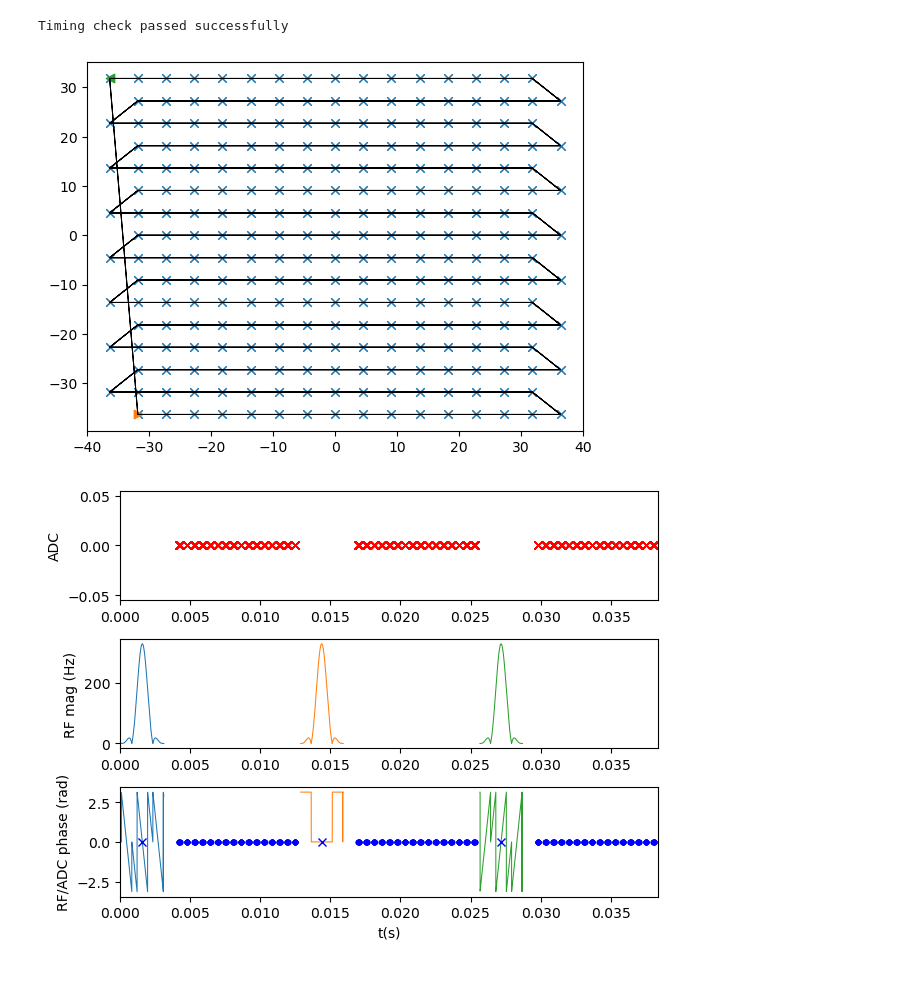
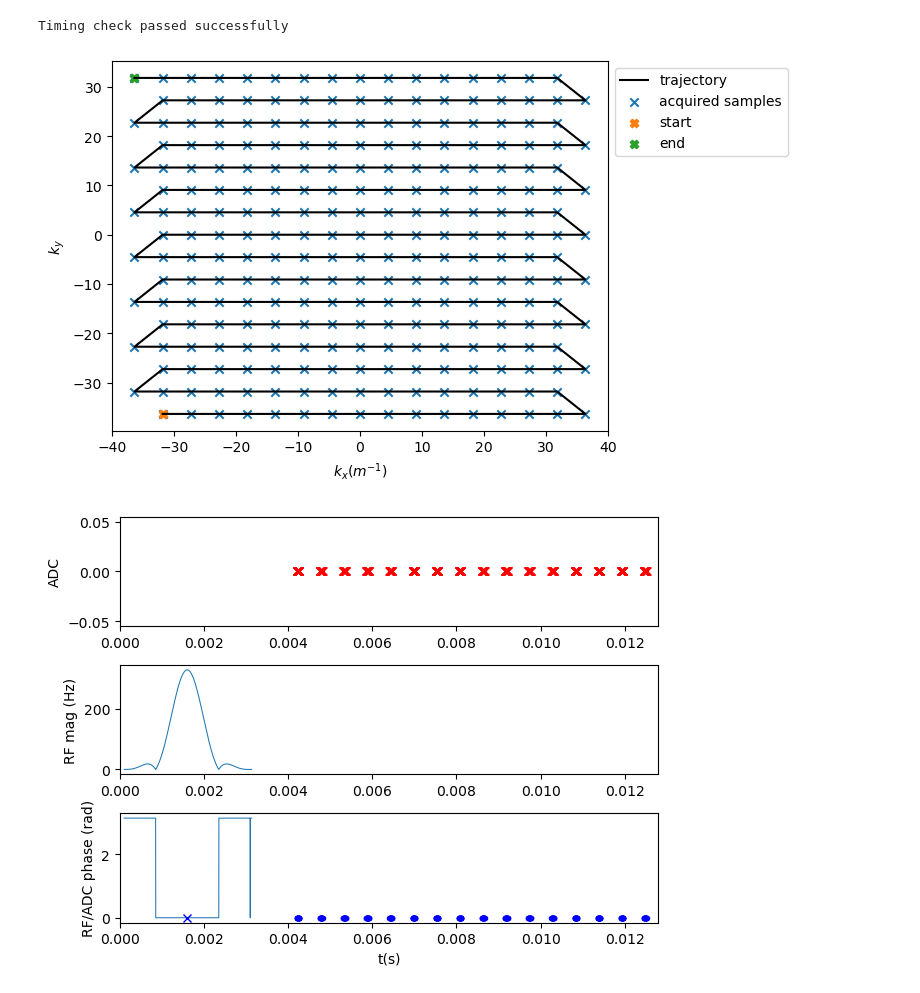
Before and after one commit to rextlfung/PyPulseq-experiment, a Jupyter notebook: custom_2_epi.ipynb, the cells around one changed output. Cells and saved outputs as stored; diff of their text form; code cells hidden in the pictures.

```diff
--- a/custom_2_epi.ipynb
+++ b/custom_2_epi.ipynb
@@ -18,7 +18,7 @@ fov = 220e-3
 Nx = 16
 Ny = Nx
 slice_thickness = 3e-3  # Slice thickness
-n_slices = 3
+n_slices = 1
 
 # Set system limits
 system = pp.Opts(
@@ -102,24 +102,20 @@ Timing check passed successfully
 # %%
 # ======
 # VISUALIZATION
 # ======
 
 # Calculate and visualize k-space
 k_traj_adc, k_traj, t_excitation, t_refocusing, t_adc = seq.calculate_kspace()
-plt.figure(1)
-plt.plot(k_traj_adc[0,0:256],k_traj_adc[1,0:256],'k')
-plt.scatter(k_traj_adc[0,:],k_traj_adc[1,:],marker="x")
-plt.scatter(k_traj_adc[0,0],k_traj_adc[1,0],marker=">")
-plt.scatter(k_traj_adc[0,-1],k_traj_adc[1,-1],marker="<")
-plt.show()
+viz.plot2Dkspace(Nx, Ny, k_traj_adc)
+
 
 plot = True
 if plot:
     seq.plot()
 
 # Very optional slow step, but useful for testing during development e.g. for the real TE, TR or for staying within slew-rate limits
 rep = seq.test_report()
 print(rep)
 # %% [output]
-[figure, old version]
+[figure, new version]
-[figure, old version]
+[figure, new version]
```
Also changed, not shown: parts of 2 cells of this notebook, 2 other files.
